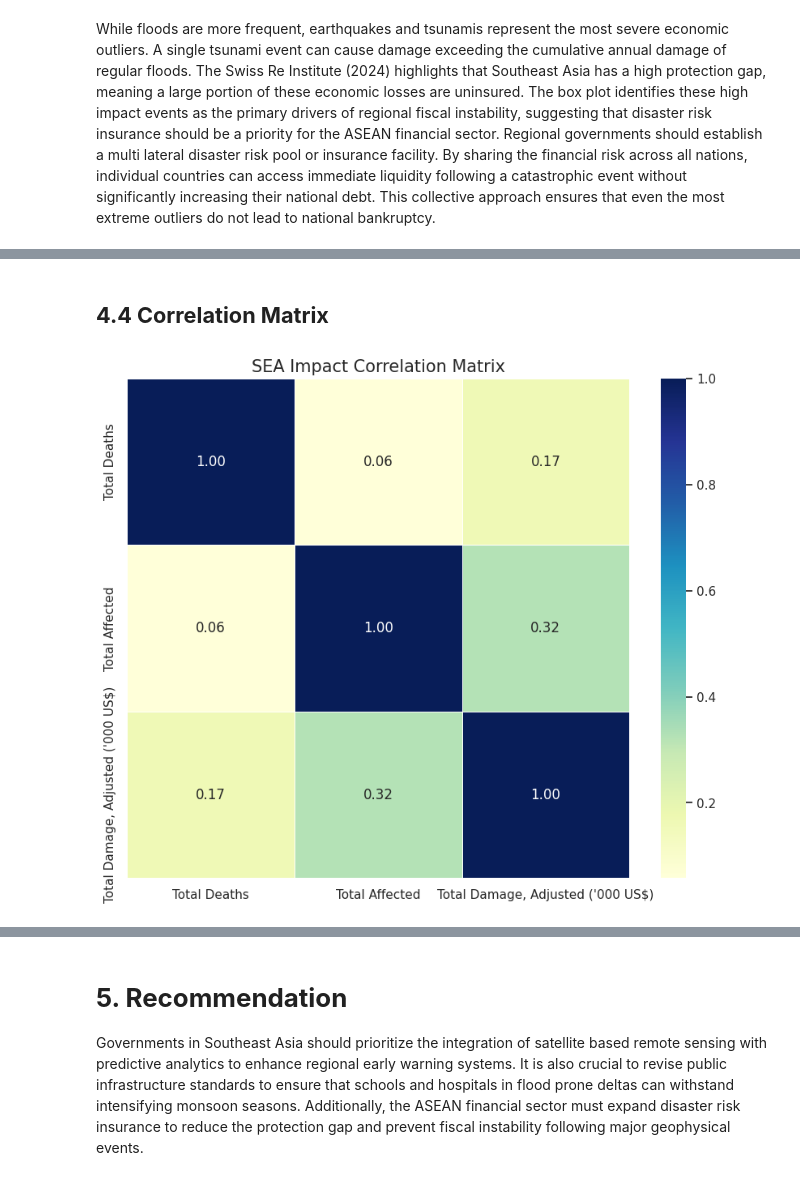
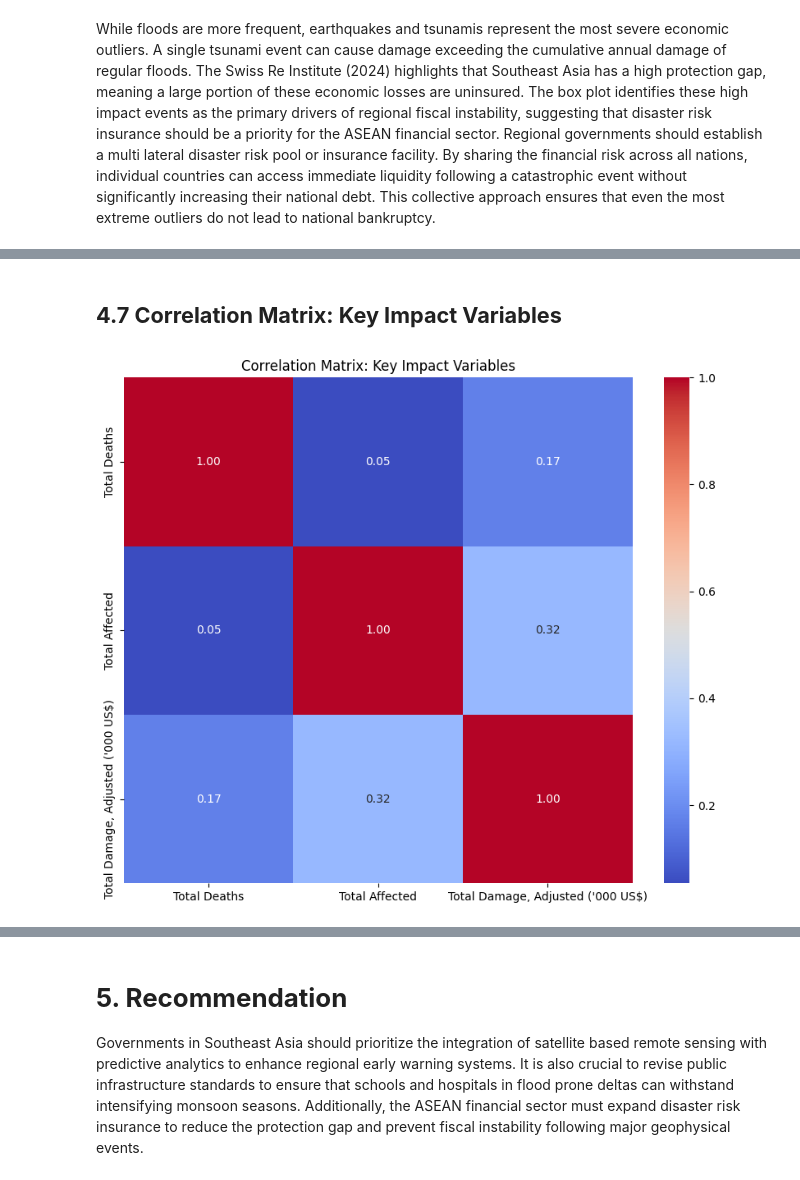
Before and after one commit to Rozieyati/Project_2_Data_Science, a Jupyter notebook: P166417_Impact_Analysis_of_Natural_Disasters_in_Asia.ipynb, the cells around one changed output, grey strips where cells are left out. Drawn from its saved outputs; the diff is of its cells as text; code cells hidden in the pictures.

```diff
--- a/P166417_Impact_Analysis_of_Natural_Disasters_in_Asia.ipynb
+++ b/P166417_Impact_Analysis_of_Natural_Disasters_in_Asia.ipynb
@@ -386,18 +381,0 @@ This stacked bar chart applies in this analysis function to compare the proporti
-# %%
-# Filter for Southeast Asia with standardized names
-sea_countries = ['Brunei', 'Cambodia', 'Indonesia', 'Laos', 'Malaysia',
-                 'Myanmar', 'Philippines', 'Singapore', 'Thailand', 'Vietnam']
-df_sea = df[df['Country'].isin(sea_countries)].copy()
-
-# Normalization data
-count_subset_stack = df_sea.groupby(['Country', 'Disaster Type']).size().reset_index(name='Total')
-sum_total_by_country = count_subset_stack.groupby('Country')['Total'].transform('sum')
-res = count_subset_stack.assign(normed_total=count_subset_stack['Total'] / sum_total_by_country)
-
-# 4. Pivot and Plot
-pivot_df = res.pivot(index='Country', columns='Disaster Type', values='normed_total').fillna(0)
-pivot_df.plot(kind='barh', stacked=True, figsize=(12, 8), colormap='viridis', edgecolor='white')
-plt.title('Normalized Composition of Disaster Types per Country')
-plt.xlabel('Proportion of Total Disasters (Normalized to 1.0)')
-plt.legend(title='Disaster Type', bbox_to_anchor=(1.05, 1), loc='upper left')
-plt.show()
@@ -446,12 +477,0 @@ This chart normalizes deaths by national population to identify the countries wi
-# %%
-# Population in Millions for Fair Comparison
-pop_data = {'Indonesia': 275.0, 'Philippines': 115.0, 'Vietnam': 98.0, 'Thailand': 71.0,
-            'Myanmar': 54.0, 'Malaysia': 33.0, 'Cambodia': 16.0, 'Laos': 7.5, 'Brunei': 0.45, 'Singapore': 5.6}
-df_sea['Pop_M'] = df_sea['Country'].map(pop_data)
-country_stats = df_sea.groupby('Country').agg({'Total Deaths': 'sum', 'Pop_M': 'first'})
-country_stats['Mortality_Rate'] = country_stats['Total Deaths'] / (country_stats['Pop_M'] * 10)
-
-plt.figure(figsize=(12, 6))
-sns.barplot(x=country_stats.index, y=country_stats['Mortality_Rate'], palette='mako')
-plt.title('Disaster Mortality per 100,000 Population')
-plt.show()
@@ -464,10 +478,10 @@ Governments must invest in rural infrastructure and community level emergency re
 # %% [markdown]
-## **4.4 Correlation Matrix**
+## **4.7 Correlation Matrix: Key Impact Variables**
 # %%
 plt.figure(figsize=(10, 8))
 corr = df_sea[['Total Deaths', 'Total Affected', "Total Damage, Adjusted ('000 US$)"]].corr()
-sns.heatmap(corr, annot=True, cmap='YlGnBu', fmt=".2f", linewidths=0.5)
-plt.title('SEA Impact Correlation Matrix', fontsize=15)
+sns.heatmap(corr, annot=True, cmap='coolwarm', fmt=".2f")
+plt.title('Correlation Matrix: Key Impact Variables')
 plt.show()
 # %% [output]
-[figure, old version]
+[figure, new version]
```
Also changed, not shown: parts of 28 cells of this notebook.
